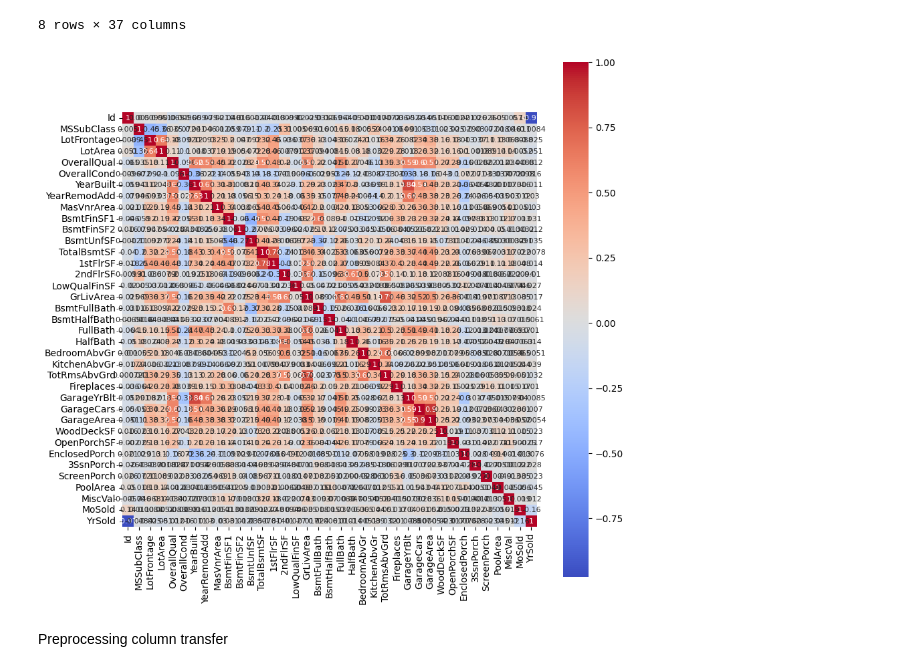
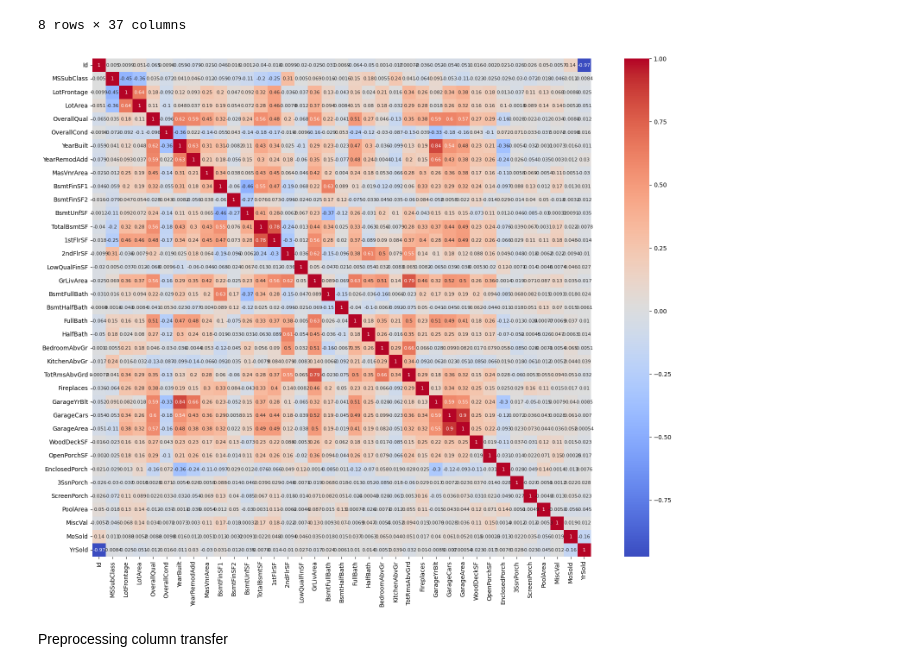
Before and after one commit to zaraprvz/Diabetes-Prediction-Capstone-Project, a Jupyter notebook: House_Price_Prediction.ipynb, the cells around one changed output. Saved outputs shown, nothing was run; the diff lists cells and outputs as text; code cells hidden in the pictures.

```diff
--- a/House_Price_Prediction.ipynb
+++ b/House_Price_Prediction.ipynb
@@ -90,11 +90,11 @@ df.describe()
 # %%
 #Correlation heatmap
 df_numeric = df.select_dtypes(include=['number'])
-plt.figure(figsize=(10, 10))
+plt.figure(figsize=(20, 15))
 sns.heatmap(df_numeric.corr(), annot=True, annot_kws={"fontsize":8}, square=True, cmap='coolwarm')
 plt.show()
 # %% [output]
-[figure, old version]
+[figure, new version]
 # %%
 # Splitting the data into feature and Target variable
 target_col = "SaleCondition"  # Use the actual target column name
```
